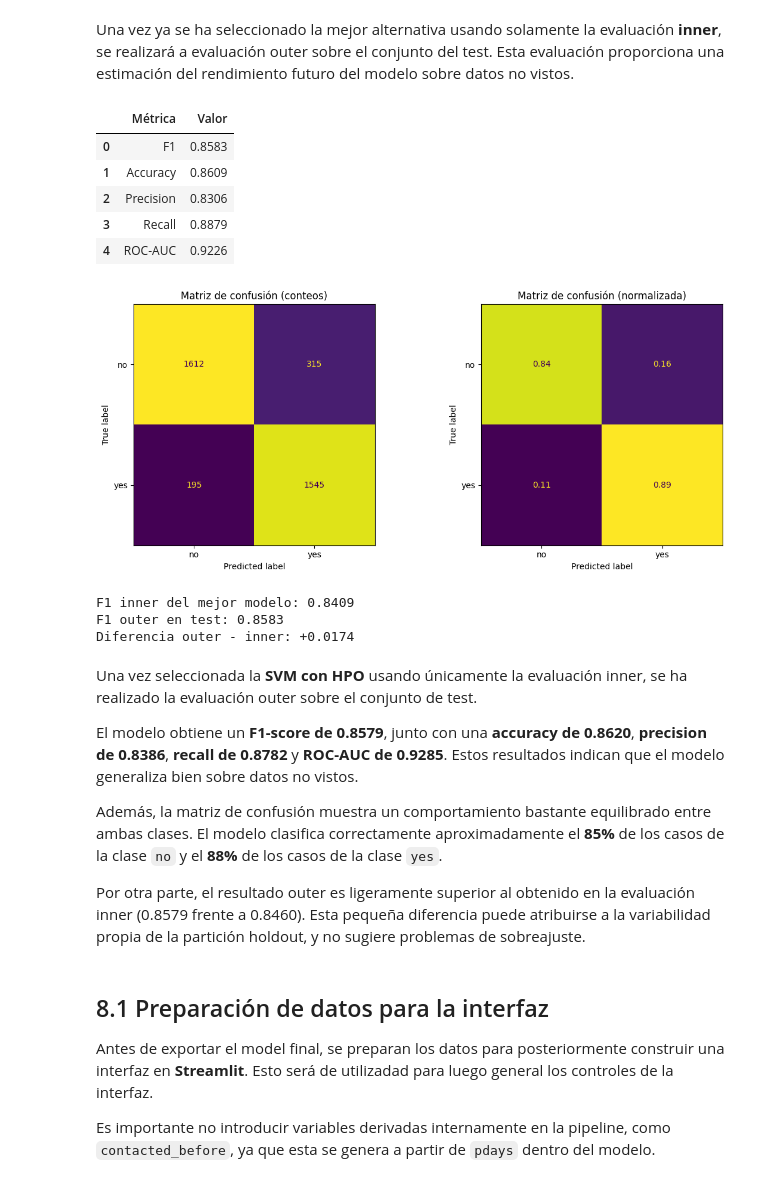
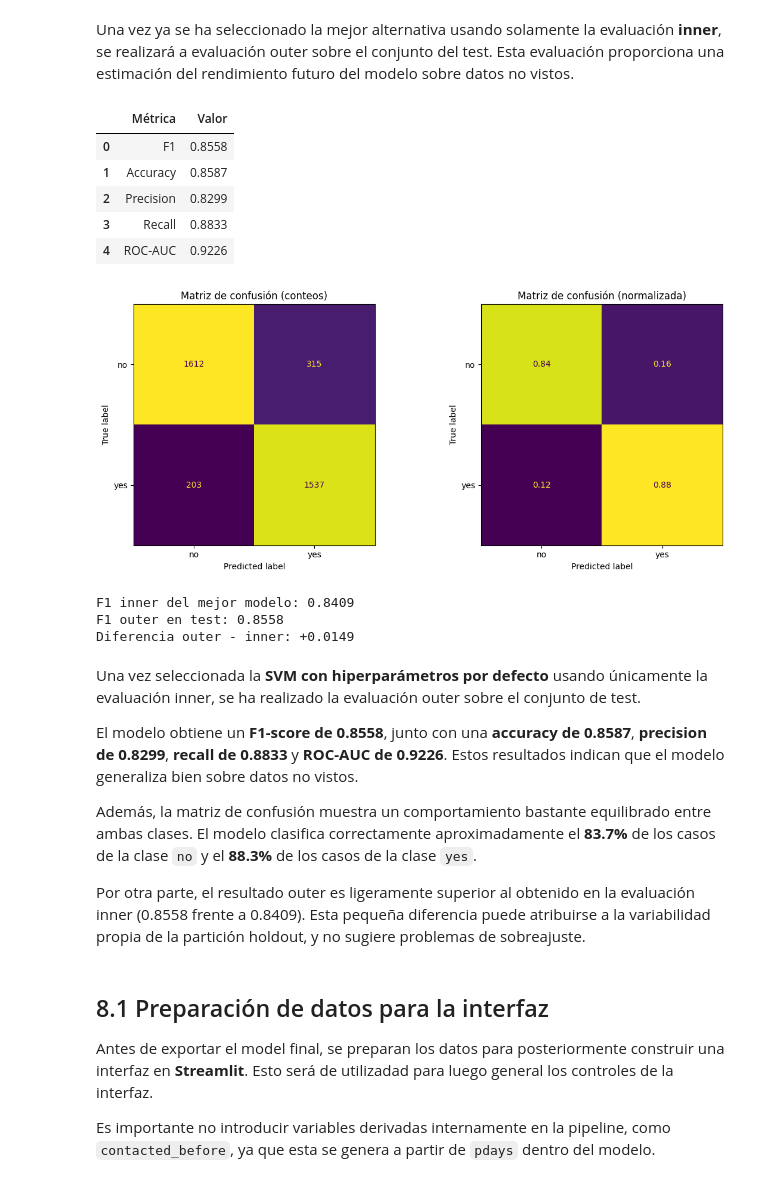
Before and after one commit to 100522401/P1_AA_100522396_100522401, a Jupyter notebook: notebooks/Cuaderno.ipynb, the cells around one changed output. Cells and saved outputs as stored; diff of their text form; code cells hidden in the pictures.

```diff
--- a/notebooks/Cuaderno.ipynb
+++ b/notebooks/Cuaderno.ipynb
@@ -1649,20 +1649,22 @@ all_model_results = pd.concat(
     ignore_index=True
 )
 
-# Se redondean columnas
-all_model_results["F1 medio"] = all_model_results["F1 medio"].round(4)
-all_model_results["Tiempo total (s)"] = all_model_results["Tiempo total (s)"].round(4)
-
-# Se ordena por F1, si empate por tiempo
+# La selección se hace con los valores completos, dejando el redondeo solo para mostrar la tabla
 all_model_results = all_model_results.sort_values(
     by=["F1 medio", "Tiempo total (s)"],
     ascending=[False, True]
 ).reset_index(drop=True)
 
-display(all_model_results)
+# Tabla redondeada para visualización
+all_model_results_display = all_model_results.copy()
+all_model_results_display["F1 medio"] = all_model_results_display["F1 medio"].round(4)
+all_model_results_display["Tiempo total (s)"] = all_model_results_display["Tiempo total (s)"].round(4)
+
+display(all_model_results_display)
 
 # Se selecciona la mejor alternativa inner
-best_row = all_model_results.iloc[0]
+best_row = all_model_results.iloc[0].copy()
+best_estimator_inner = pipeline_svm_default
 
 print("Selección del mejor modelo usando solo evaluación inner:")
 print(f"Método: {best_row['Método']}")
@@ -1703,8 +1705,8 @@ from sklearn.metrics import (
     ConfusionMatrixDisplay
 )
 
-# Se entrena en train la mejor alternativa
-best_model_outer = clone(grid_svc.best_estimator_)
+# Se entrena en train la mejor alternativa seleccionada en la evaluación inner
+best_model_outer = clone(best_estimator_inner)
 best_model_outer.fit(X_train, y_train)
 
 # Predicciones test
@@ -1733,50 +1735,50 @@ if y_test_score is not None:
 outer_results_df = pd.DataFrame({
     "Métrica": list(outer_results.keys()),
     "Valor": [round(v, 4) for v in outer_results.values()]
 })
 display(outer_results_df)
 
 # Matriz confusión
 cm = confusion_matrix(y_test, y_test_pred)
 cm_norm = confusion_matrix(y_test, y_test_pred, normalize="true")
 
 fig, axes = plt.subplots(1, 2, figsize=(12, 5))
 
 ConfusionMatrixDisplay(cm, display_labels=["no", "yes"]).plot(
     ax=axes[0], colorbar=False
 )
 axes[0].set_title("Matriz de confusión (conteos)")
 
 ConfusionMatrixDisplay(cm_norm, display_labels=["no", "yes"]).plot(
     ax=axes[1], colorbar=False, values_format=".2f"
 )
 axes[1].set_title("Matriz de confusión (normalizada)")
 
 plt.tight_layout()
 plt.show()
 
 print(f"F1 inner del mejor modelo: {best_row['F1 medio']:.4f}")
 print(f"F1 outer en test: {outer_results['F1']:.4f}")
 print(f"Diferencia outer - inner: {outer_results['F1'] - best_row['F1 medio']:+.4f}")
 # %% [output]
 |  | Métrica | Valor |
-| 0 | F1 | 0.8583 |
-| 1 | Accuracy | 0.8609 |
-| 2 | Precision | 0.8306 |
-| 3 | Recall | 0.8879 |
+| 0 | F1 | 0.8558 |
+| 1 | Accuracy | 0.8587 |
+| 2 | Precision | 0.8299 |
+| 3 | Recall | 0.8833 |
 | 4 | ROC-AUC | 0.9226 |
 [figure]
 F1 inner del mejor modelo: 0.8409
-F1 outer en test: 0.8583
-Diferencia outer - inner: +0.0174
+F1 outer en test: 0.8558
+Diferencia outer - inner: +0.0149
 # %% [markdown]
-Una vez seleccionada la **SVM con HPO** usando únicamente la evaluación inner, se ha realizado la evaluación outer sobre el conjunto de test.
+Una vez seleccionada la **SVM con hiperparámetros por defecto** usando únicamente la evaluación inner, se ha realizado la evaluación outer sobre el conjunto de test.
 
-El modelo obtiene un **F1-score de 0.8579**, junto con una **accuracy de 0.8620**, **precision de 0.8386**, **recall de 0.8782** y **ROC-AUC de 0.9285**. Estos resultados indican que el modelo generaliza bien sobre datos no vistos.
+El modelo obtiene un **F1-score de 0.8558**, junto con una **accuracy de 0.8587**, **precision de 0.8299**, **recall de 0.8833** y **ROC-AUC de 0.9226**. Estos resultados indican que el modelo generaliza bien sobre datos no vistos.
 
-Además, la matriz de confusión muestra un comportamiento bastante equilibrado entre ambas clases. El modelo clasifica correctamente aproximadamente el **85%** de los casos de la clase `no` y el **88%** de los casos de la clase `yes`.
+Además, la matriz de confusión muestra un comportamiento bastante equilibrado entre ambas clases. El modelo clasifica correctamente aproximadamente el **83.7%** de los casos de la clase `no` y el **88.3%** de los casos de la clase `yes`.
 
-Por otra parte, el resultado outer es ligeramente superior al obtenido en la evaluación inner (0.8579 frente a 0.8460). Esta pequeña diferencia puede atribuirse a la variabilidad propia de la partición holdout, y no sugiere problemas de sobreajuste.
+Por otra parte, el resultado outer es ligeramente superior al obtenido en la evaluación inner (0.8558 frente a 0.8409). Esta pequeña diferencia puede atribuirse a la variabilidad propia de la partición holdout, y no sugiere problemas de sobreajuste.
 # %% [markdown]
 ## 8.1 Preparación de datos para la interfaz
 
```
Also changed, not shown: parts of 19 cells of this notebook.
